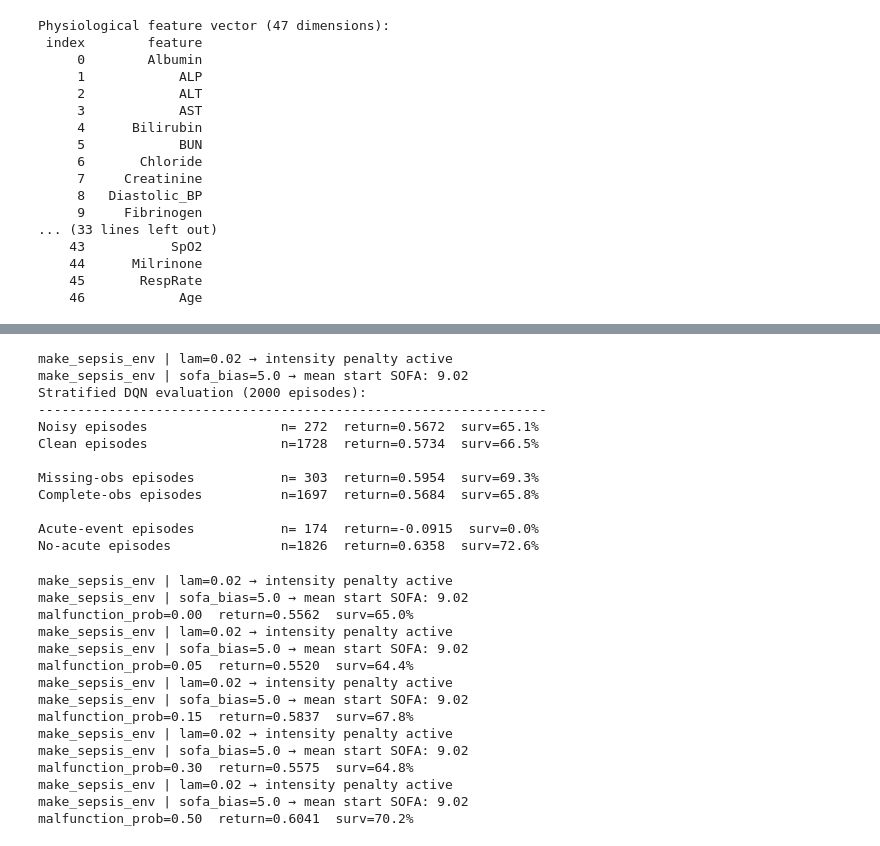
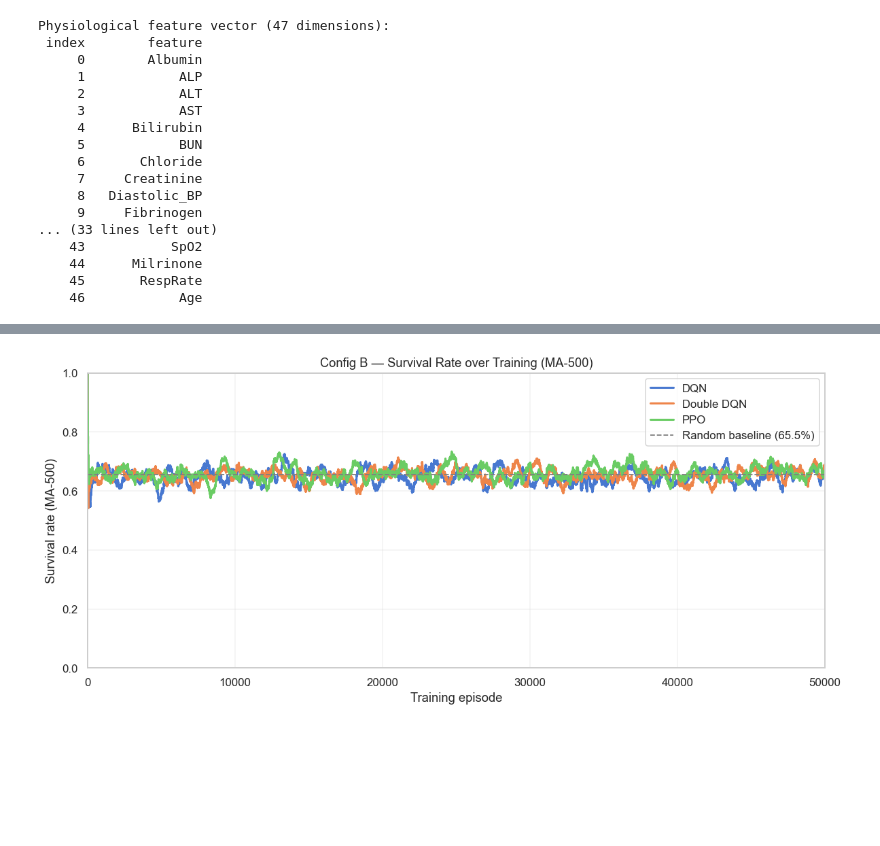
Before and after one commit to OliverKainIMS/ReinforcementLearningProject, a Jupyter notebook: sepsis_project - Students Version/rl_sepsis_project_configB.ipynb, the cells around one changed output, grey strips where cells are left out. Cells and saved outputs as stored; diff of their text form; code cells hidden in the pictures; blank space fills up the shorter version.

```diff
--- a/sepsis_project - Students Version/rl_sepsis_project_configB.ipynb
+++ b/sepsis_project - Students Version/rl_sepsis_project_configB.ipynb
@@ -745,63 +620,15 @@ Each wrapper introduces a distinct clinical failure mode. Here we assess the tra
 # %%
-# Stratified performance: noisy vs. clean, missing vs. complete, acute vs. not
-eval_metrics_b = evaluate_policy_b(final_agent, n_episodes=2000, seed=SEED)
+baselines_surv = {
+    f'Random baseline ({clinical_rand_surv:.1%})': clinical_rand_surv,
+}
 
-returns_arr = np.array(eval_metrics_b.episode_returns)
-noisy_mask   = np.array(eval_metrics_b.noisy_flags)
-missing_mask = np.array(eval_metrics_b.missing_flags)
-acute_mask   = np.array(eval_metrics_b.acute_flags)
-
-def strat_stats(mask, label):
-    sel = returns_arr[mask]
-    print(f'{label:30s} n={mask.sum():4d}  return={np.mean(sel):.4f}  surv={np.mean(sel>0):.1%}')
-
-print('Stratified DQN evaluation (2000 episodes):')
-print('-' * 65)
-strat_stats(noisy_mask,         'Noisy episodes')
-strat_stats(~noisy_mask,        'Clean episodes')
-print()
-strat_stats(missing_mask,       'Missing-obs episodes')
-strat_stats(~missing_mask,      'Complete-obs episodes')
-print()
-strat_stats(acute_mask,         'Acute-event episodes')
-strat_stats(~acute_mask,        'No-acute episodes')
+plot_survival_curves(
+    histories,
+    window=MA_WINDOW,
+    title=f'Config B — Survival Rate over Training (MA-{MA_WINDOW})',
+    baselines=baselines_surv,
+    max_episodes=N_EPISODES,
+    savepath=f'{PLOTS_DIR}/configB_survival.png',
+)
 # %% [output]
-make_sepsis_env | lam=0.02 → intensity penalty active
-make_sepsis_env | sofa_bias=5.0 → mean start SOFA: 9.02
-Stratified DQN evaluation (2000 episodes):
------------------------------------------------------------------
-Noisy episodes                 n= 272  return=0.5672  surv=65.1%
-Clean episodes                 n=1728  return=0.5734  surv=66.5%
-
-Missing-obs episodes           n= 303  return=0.5954  surv=69.3%
-Complete-obs episodes          n=1697  return=0.5684  surv=65.8%
-
-Acute-event episodes           n= 174  return=-0.0915  surv=0.0%
-No-acute episodes              n=1826  return=0.6358  surv=72.6%
+[figure, added]
-# %%
-# Sensitivity: vary malfunction_prob (EpisodicNoisyObsEnv)
-noise_probs = [0.0, 0.05, 0.15, 0.30, 0.50]
-noise_results = []
-
-for prob in noise_probs:
-    m = evaluate_policy_b(final_agent, n_episodes=500, seed=SEED, malfunction_prob=prob).summary()
-    noise_results.append({'malfunction_prob': prob, **m})
-    print(f'malfunction_prob={prob:.2f}  return={m["mean_return"]:.4f}  surv={m["survival_rate"]:.1%}')
-
-noise_df = pd.DataFrame(noise_results)
-# %% [output]
-make_sepsis_env | lam=0.02 → intensity penalty active
-make_sepsis_env | sofa_bias=5.0 → mean start SOFA: 9.02
-malfunction_prob=0.00  return=0.5562  surv=65.0%
-make_sepsis_env | lam=0.02 → intensity penalty active
-make_sepsis_env | sofa_bias=5.0 → mean start SOFA: 9.02
-malfunction_prob=0.05  return=0.5520  surv=64.4%
-make_sepsis_env | lam=0.02 → intensity penalty active
-make_sepsis_env | sofa_bias=5.0 → mean start SOFA: 9.02
-malfunction_prob=0.15  return=0.5837  surv=67.8%
-make_sepsis_env | lam=0.02 → intensity penalty active
-make_sepsis_env | sofa_bias=5.0 → mean start SOFA: 9.02
-malfunction_prob=0.30  return=0.5575  surv=64.8%
-make_sepsis_env | lam=0.02 → intensity penalty active
-make_sepsis_env | sofa_bias=5.0 → mean start SOFA: 9.02
-malfunction_prob=0.50  return=0.6041  surv=70.2%
```
Also changed, not shown: parts of 53 cells of this notebook, 18 other files.
